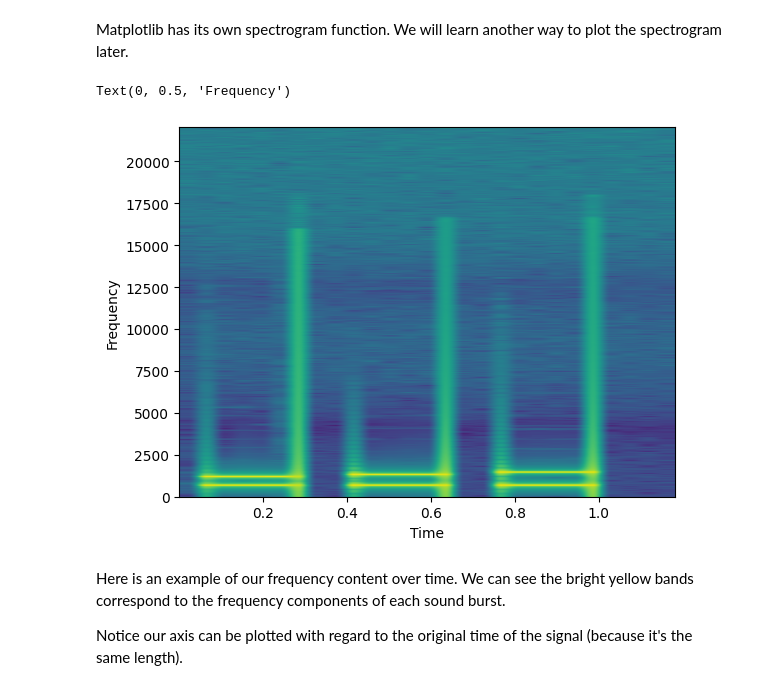
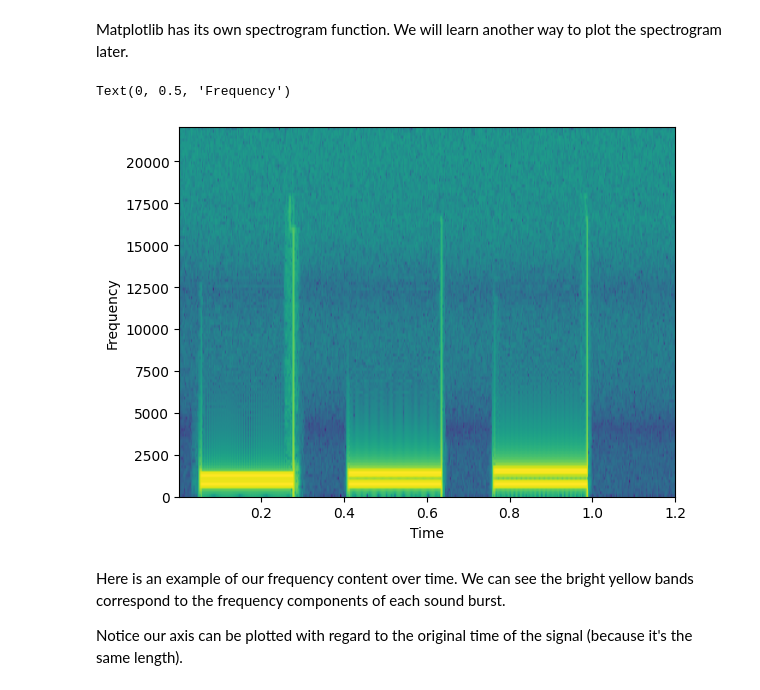
Before and after one commit to jwesterstahl/AudioTechII, a Jupyter notebook: Lectures-Blank/Lesson11_STFT.ipynb, the cells around one changed output. Cells and saved outputs as stored; diff of their text form; code cells hidden in the pictures.

```diff
--- a/Lectures-Blank/Lesson11_STFT.ipynb
+++ b/Lectures-Blank/Lesson11_STFT.ipynb
@@ -140,12 +142,12 @@ We then lay these spectral "slices" one over top the other to form bands or rows
 # %% [markdown]
 Matplotlib has its own spectrogram function. We will learn another way to plot the spectrogram later.
 # %%
-plt.specgram(changing_data, NFFT=2056, Fs=fs)
+plt.specgram(changing_data, NFFT=256, Fs=fs)
 plt.xlabel('Time')
 plt.ylabel("Frequency")
 # %% [output]
 Text(0, 0.5, 'Frequency')
-[figure, old version]
+[figure, new version]
 # %% [markdown]
 Here is an example of our frequency content over time. We can see the bright yellow bands correspond to the frequency components of each sound burst.
 
```
Also changed, not shown: parts of 1 cell of this notebook.
